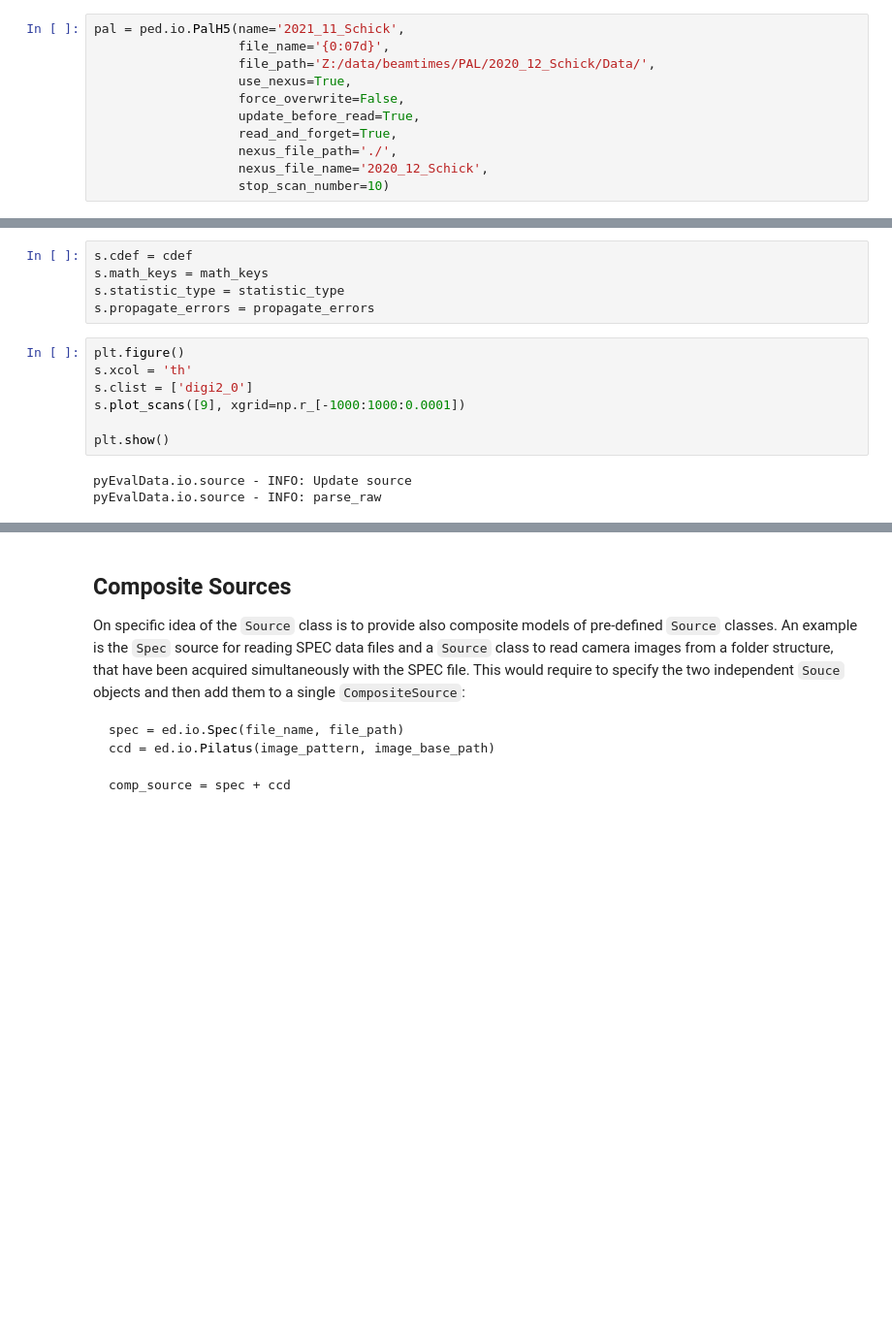
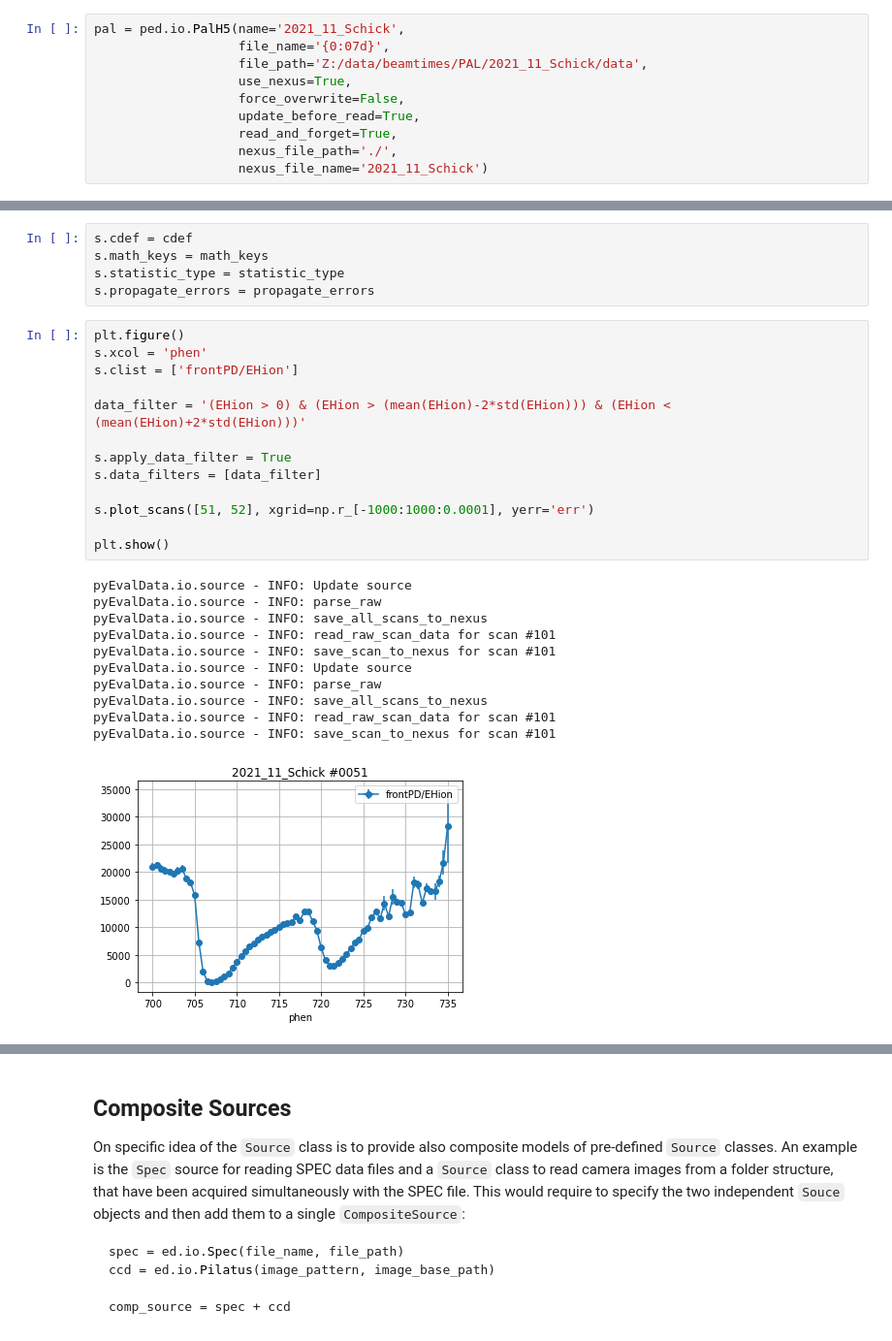
Before and after one commit to dschick/pyEvalData, a Jupyter notebook: docs/source/examples/source.ipynb, the cells around one changed output, grey strips where cells are left out. Shown at 97% size. Drawn from its saved outputs; the diff is of its cells as text; blank space fills up the shorter version.

Commit message:
small fixes for filter

```diff
--- a/docs/source/examples/source.ipynb
+++ b/docs/source/examples/source.ipynb
@@ -172,14 +172,13 @@ f.get
 # %%
 pal = ped.io.PalH5(name='2021_11_Schick',
                    file_name='{0:07d}',
-                   file_path='Z:/data/beamtimes/PAL/2020_12_Schick/Data/',
+                   file_path='Z:/data/beamtimes/PAL/2021_11_Schick/data',
                    use_nexus=True,
                    force_overwrite=False,
                    update_before_read=True,
                    read_and_forget=True,
                    nexus_file_path='./',
-                   nexus_file_name='2020_12_Schick',
-                   stop_scan_number=10)
+                   nexus_file_name='2021_11_Schick')
 # %% [output]
 pyEvalData.io.source - INFO: Update source
 pyEvalData.io.source - INFO: parse_raw
@@ -226,11 +232,26 @@ s.statistic_type = statistic_type
 s.propagate_errors = propagate_errors
 # %%
 plt.figure()
-s.xcol = 'th'
-s.clist = ['digi2_0']
-s.plot_scans([9], xgrid=np.r_[-1000:1000:0.0001])
+s.xcol = 'phen'
+s.clist = ['frontPD/EHion']
+
+data_filter = '(EHion > 0) & (EHion > (mean(EHion)-2*std(EHion))) & (EHion < (mean(EHion)+2*std(EHion)))'
+
+s.apply_data_filter = True
+s.data_filters = [data_filter]
+
+s.plot_scans([51, 52], xgrid=np.r_[-1000:1000:0.0001], yerr='err')
 
 plt.show()
 # %% [output]
 pyEvalData.io.source - INFO: Update source
 pyEvalData.io.source - INFO: parse_raw
+pyEvalData.io.source - INFO: save_all_scans_to_nexus
+pyEvalData.io.source - INFO: read_raw_scan_data for scan #101
+pyEvalData.io.source - INFO: save_scan_to_nexus for scan #101
+pyEvalData.io.source - INFO: Update source
+pyEvalData.io.source - INFO: parse_raw
+pyEvalData.io.source - INFO: save_all_scans_to_nexus
+pyEvalData.io.source - INFO: read_raw_scan_data for scan #101
+pyEvalData.io.source - INFO: save_scan_to_nexus for scan #101
+[figure, added]
```
Also changed, not shown: parts of 5 cells of this notebook, 2 other files.
